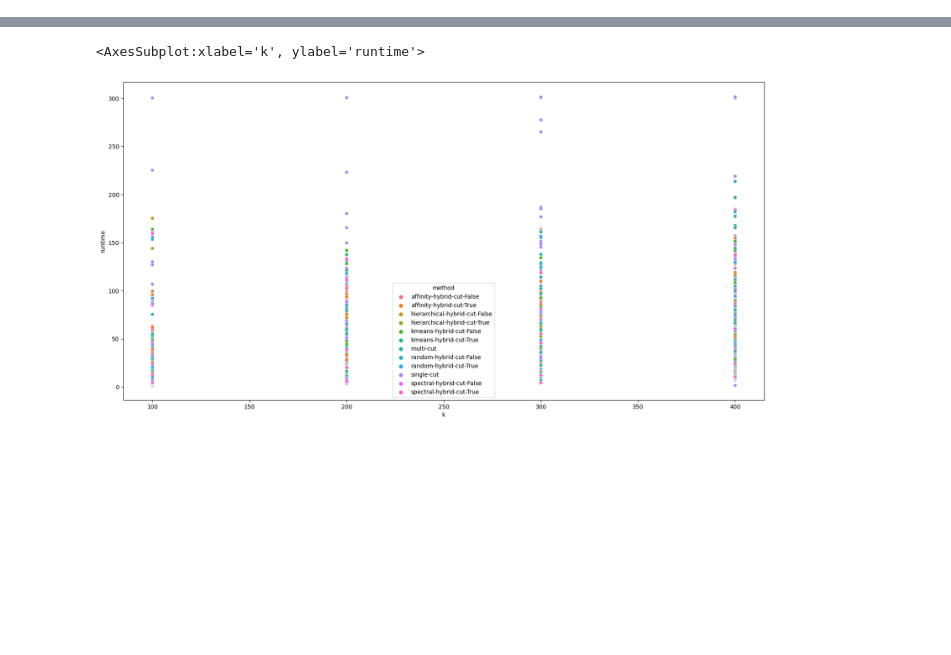
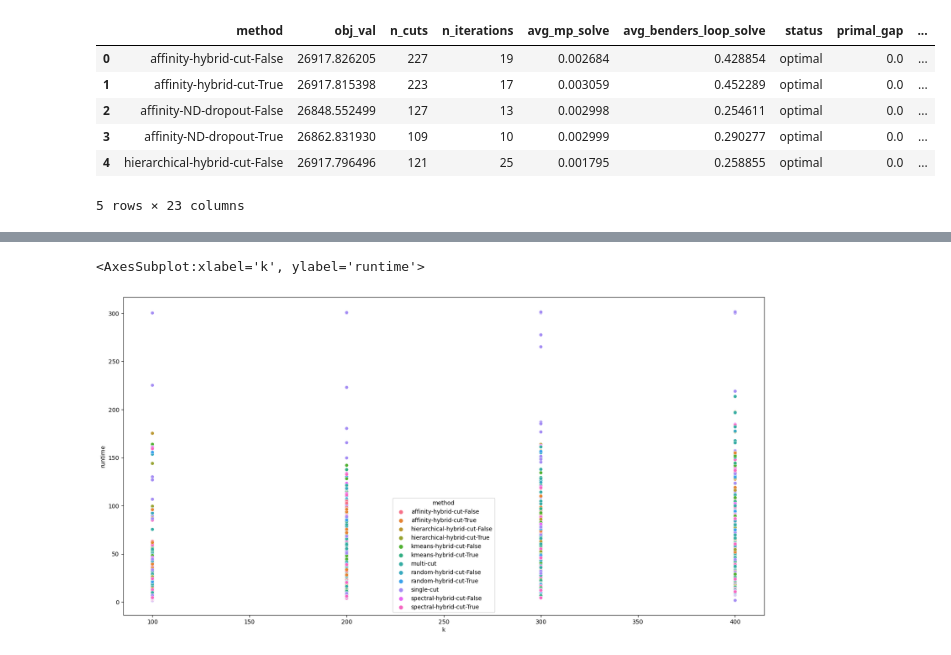
Before and after one commit to upadhyan/Clustering-in-Benders, a Jupyter notebook: notebooks/data_analysis.ipynb, the cells around one changed output, grey strips where cells are left out. Cells and saved outputs as stored; diff of their text form; code cells hidden in the pictures; blank space fills up the shorter version.

```diff
--- a/notebooks/data_analysis.ipynb
+++ b/notebooks/data_analysis.ipynb
@@ -11,13 +11,28 @@ import seaborn as sns
 import matplotlib.pyplot as plt
 # %%
 if os.path.isfile("../results/compiled_results/experimental_results.csv"):
-    df = pd.read_csv("../results/compiled_results/experimental_results.csv")
+    df = pd.read_csv("../results/compiled_results/experimental_results.csv", index_col=0)
 else:
     result_files = os.listdir("../results/run_results")
     result_dicts = [read_pickle(f"../results/run_results/{file}") for file in result_files]
     df = pd.DataFrame(result_dicts)
     df['n_var'] = df['n1'] + df['n2'] * df['k']
     df['dropout']  = df['method'].apply(lambda x: 'dropout' in x)
     df['dr']  = df['method'].apply(lambda x: 'True' in x)
     df['group_method'] = df['method'].apply(lambda x: x.split('-')[0])
     df.to_csv("../results/compiled_results/experimental_results.csv")
+
+c_times = pd.read_csv('../results/compiled_results/clustering_info.csv', index_col=0)
+c_times.columns = ['group_method', 'dr','clustering_runtime','n1','n2','k','distribution']
+df = df.merge(c_times, how = 'left', on = ['group_method', 'dr','n1','n2','k','distribution'])
+df = df.fillna(0)
+df['adj_runtime'] = df['runtime'] - df['clustering_runtime']
+df.head()
+# %% [output]
+|  | method | obj_val | n_cuts | n_iterations | avg_mp_solve | avg_benders_loop_solve | status | primal_gap | ... |
+| 0 | affinity-hybrid-cut-False | 26917.826205 | 227 | 19 | 0.002684 | 0.428854 | optimal | 0.0 | ... |
+| 1 | affinity-hybrid-cut-True | 26917.815398 | 223 | 17 | 0.003059 | 0.452289 | optimal | 0.0 | ... |
+| 2 | affinity-ND-dropout-False | 26848.552499 | 127 | 13 | 0.002998 | 0.254611 | optimal | 0.0 | ... |
+| 3 | affinity-ND-dropout-True | 26862.831930 | 109 | 10 | 0.002999 | 0.290277 | optimal | 0.0 | ... |
+| 4 | hierarchical-hybrid-cut-False | 26917.796496 | 121 | 25 | 0.001795 | 0.258855 | optimal | 0.0 | ... |
+5 rows × 23 columns
```
Also changed, not shown: parts of 8 cells of this notebook, 4 other files.
